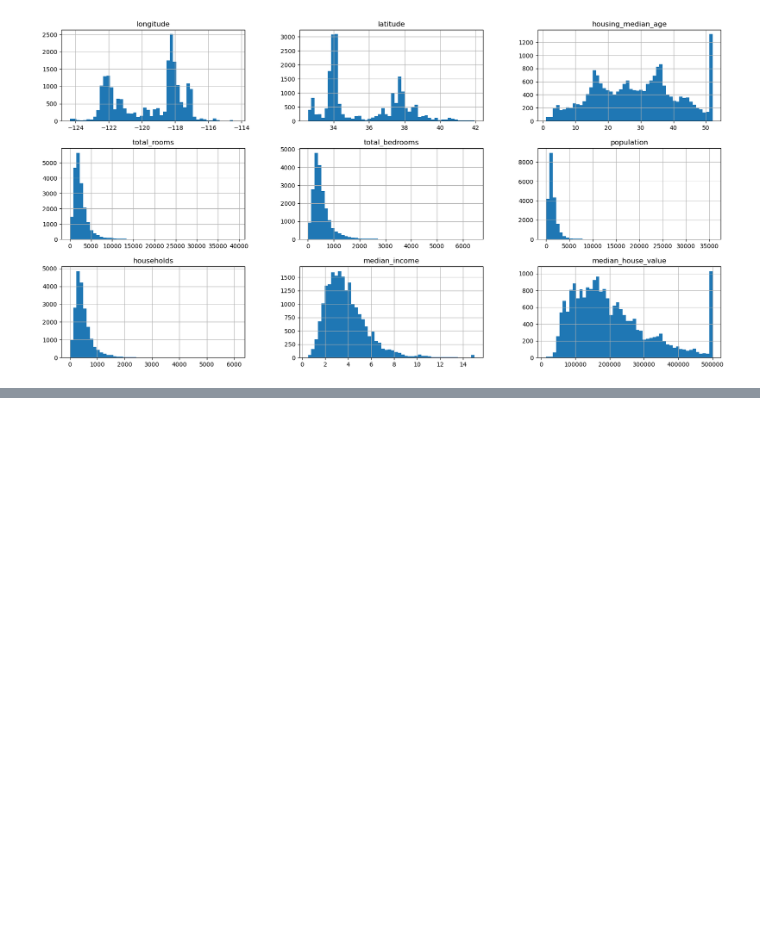
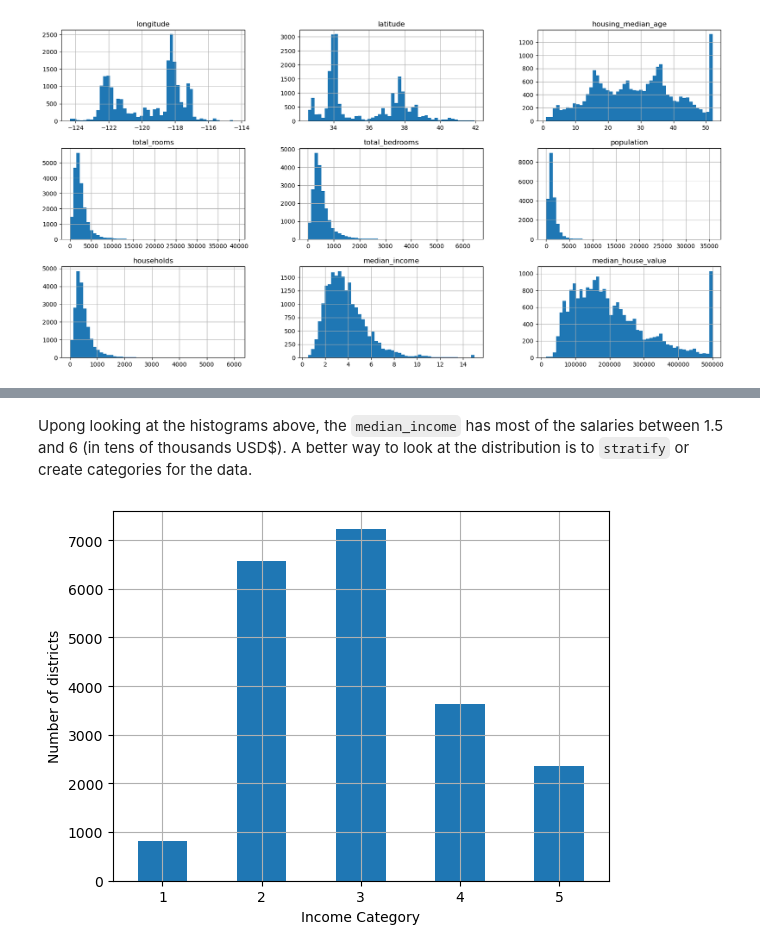
Before and after one commit to dnewbie25/Hands-on-Machine-Learning-Solutions, a Jupyter notebook: CH2_End_to_End_ML_Project/2-End to End Machine Learning notes.ipynb, the cells around one changed output, grey strips where cells are left out. Cells and saved outputs as stored; diff of their text form; code cells hidden in the pictures; blank space fills up the shorter version.

```diff
--- a/CH2_End_to_End_ML_Project/2-End to End Machine Learning notes.ipynb
+++ b/CH2_End_to_End_ML_Project/2-End to End Machine Learning notes.ipynb
@@ -127,0 +234,15 @@ plt.show()
+# %% [markdown]
+Upong looking at the histograms above, the `median_income` has most of the salaries between 1.5 and 6 (in tens of thousands USD$). A better way to look at the distribution is to `stratify` or create categories for the data.
+# %%
+housing_data["income_category"] = pd.cut(housing_data["median_income"],
+                                        bins=[0.,1.5,3.0,4.5,6., np.inf],
+                                        labels=[1,2,3,4,5])
+
+# Now we plot this
+
+housing_data["income_category"].value_counts().sort_index().plot.bar(rot=0,grid=True)
+plt.xlabel("Income Category")
+plt.ylabel("Number of districts")
+plt.show()
+# %% [output]
+[figure, added]
```
Also changed, not shown: parts of 10 cells of this notebook.
